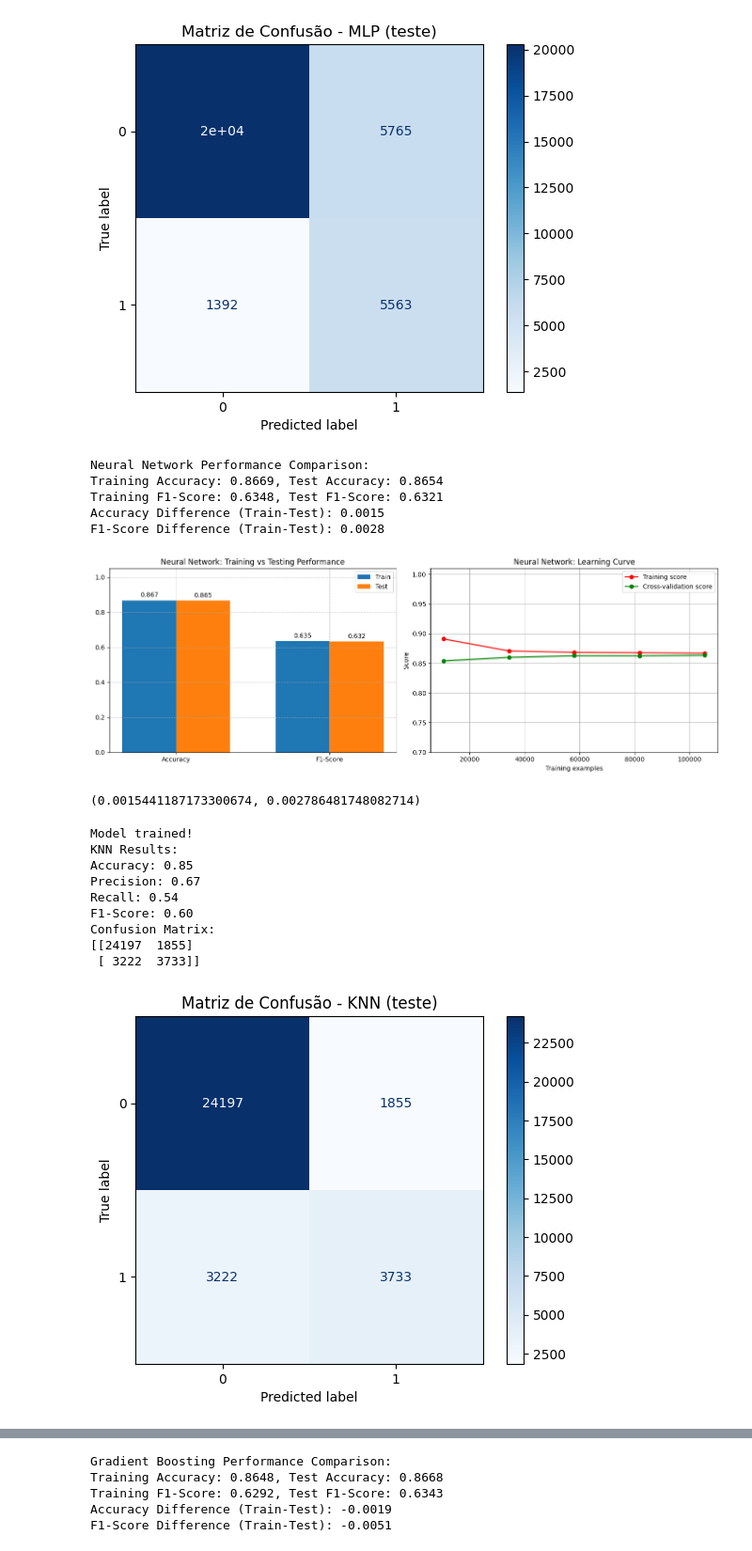
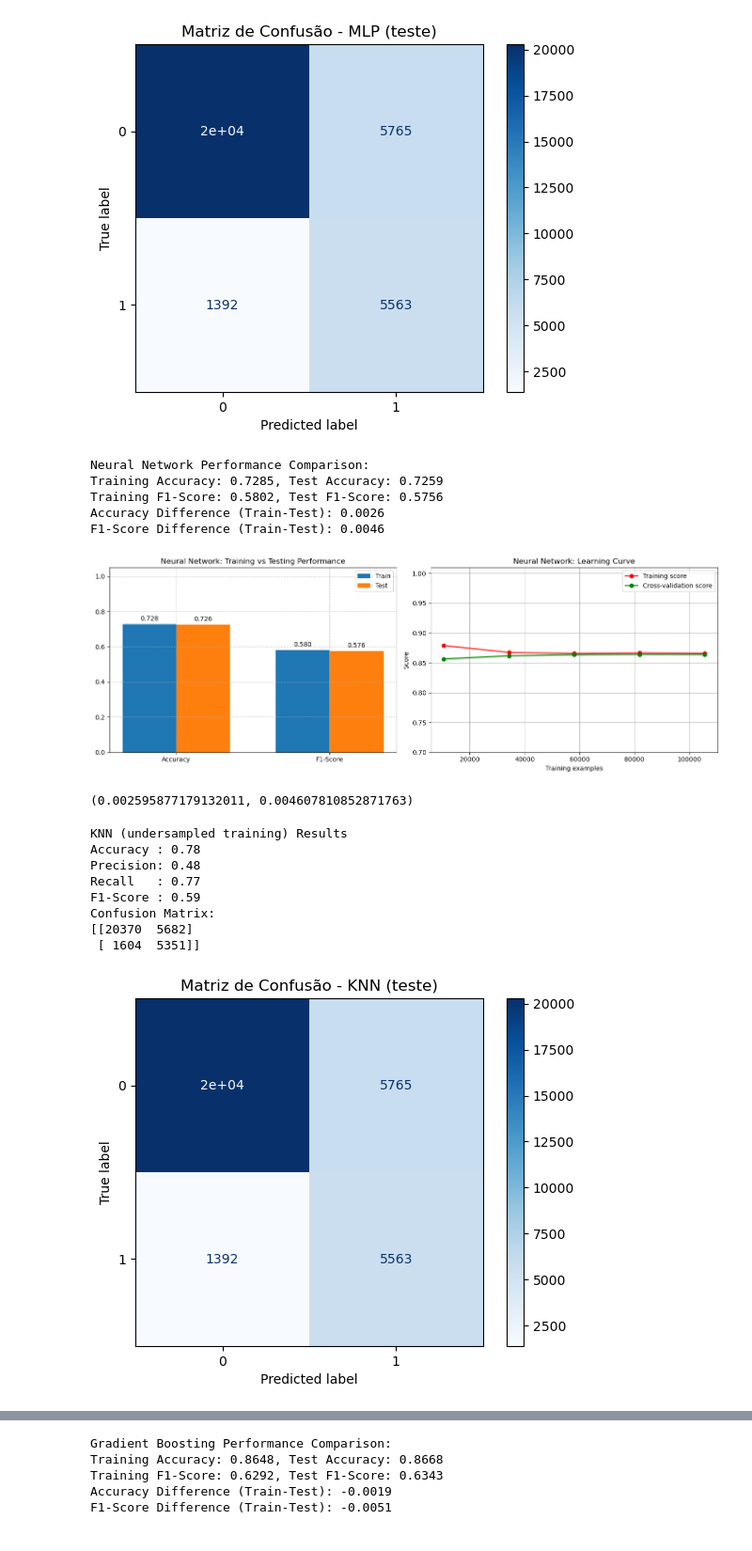
Before and after one commit to asilva1604/iart2-feup-2425, a Jupyter notebook: bank_churn_analysis.ipynb, the cells around one changed output, grey strips where cells are left out. Shown at 94% size. Saved outputs shown, nothing was run; the diff lists cells and outputs as text; code cells hidden in the pictures.

```diff
--- a/bank_churn_analysis.ipynb
+++ b/bank_churn_analysis.ipynb
@@ -2173,48 +2173,54 @@ plt.show()
 [figure]
 # %%
 
-evaluate_model_overfitting(nn_model, x_train_processed, y_train, x_test_processed, y_test, "Neural Network")
+evaluate_model_overfitting(mlp_balanced, x_train_processed, y_train, x_test_processed, y_test, "Neural Network")
 # %% [output]
 Neural Network Performance Comparison:
-Training Accuracy: 0.8669, Test Accuracy: 0.8654
-Training F1-Score: 0.6348, Test F1-Score: 0.6321
-Accuracy Difference (Train-Test): 0.0015
-F1-Score Difference (Train-Test): 0.0028
+Training Accuracy: 0.7285, Test Accuracy: 0.7259
+Training F1-Score: 0.5802, Test F1-Score: 0.5756
+Accuracy Difference (Train-Test): 0.0026
+F1-Score Difference (Train-Test): 0.0046
-[figure, old version]
+[figure, new version]
-(0.0015441187173300674, 0.002786481748082714)
+(0.002595877179132011, 0.004607810852871763)
 # %%
 from sklearn.neighbors import KNeighborsClassifier
 
-# Model training
-knn_model = KNeighborsClassifier(n_neighbors=5)
-knn_model.fit(x_train_processed, y_train)
-y_pred = knn_model.predict(x_test_processed)
-print("Model trained!")
+# --------------------------------------
+# Train KNN on undersampled training set
+# --------------------------------------
+knn_model_bal = KNeighborsClassifier(n_neighbors=5)
+knn_model_bal.fit(X_train_bal_proc, y_train_bal)
 
-print("KNN Results:")
-print(f"Accuracy: {accuracy_score(y_test, y_pred):.2f}")
-print(f"Precision: {precision_score(y_test, y_pred):.2f}")
-print(f"Recall: {recall_score(y_test, y_pred):.2f}")
-print(f"F1-Score: {f1_score(y_test, y_pred):.2f}")
+# --------------------------------------
+# Predict on original test set
+# --------------------------------------
+y_pred_knn_bal = knn_model_bal.predict(X_test_proc)
+
+# --------------------------------------
+# Evaluation
+# --------------------------------------
+print("KNN (undersampled training) Results")
+print(f"Accuracy : {accuracy_score(y_test, y_pred_knn_bal):.2f}")
+print(f"Precision: {precision_score(y_test, y_pred_knn_bal):.2f}")
+print(f"Recall   : {recall_score(y_test, y_pred_knn_bal):.2f}")
+print(f"F1-Score : {f1_score(y_test, y_pred_knn_bal):.2f}")
 print("Confusion Matrix:")
-cm_test = confusion_matrix(y_test, y_pred)
-print(cm_test)
+print(confusion_matrix(y_test, y_pred_knn_bal))
 # %% [output]
-Model trained!
-KNN Results:
-Accuracy: 0.85
-Precision: 0.67
-Recall: 0.54
-F1-Score: 0.60
+KNN (undersampled training) Results
+Accuracy : 0.78
+Precision: 0.48
+Recall   : 0.77
+F1-Score : 0.59
 Confusion Matrix:
-[[24197  1855]
- [ 3222  3733]]
+[[20370  5682]
+ [ 1604  5351]]
 # %%
-disp_test = ConfusionMatrixDisplay(confusion_matrix=cm_test, display_labels=knn_model.classes_)
+disp_test = ConfusionMatrixDisplay(confusion_matrix=cm_test, display_labels=knn_model_bal.classes_)
 disp_test.plot(cmap="Blues")
 plt.title("Matriz de Confusão - KNN (teste)")
 plt.show()
 # %% [output]
-[figure, old version]
+[figure, new version]
 # %%
 
```
Also changed, not shown: parts of 2 cells of this notebook.
